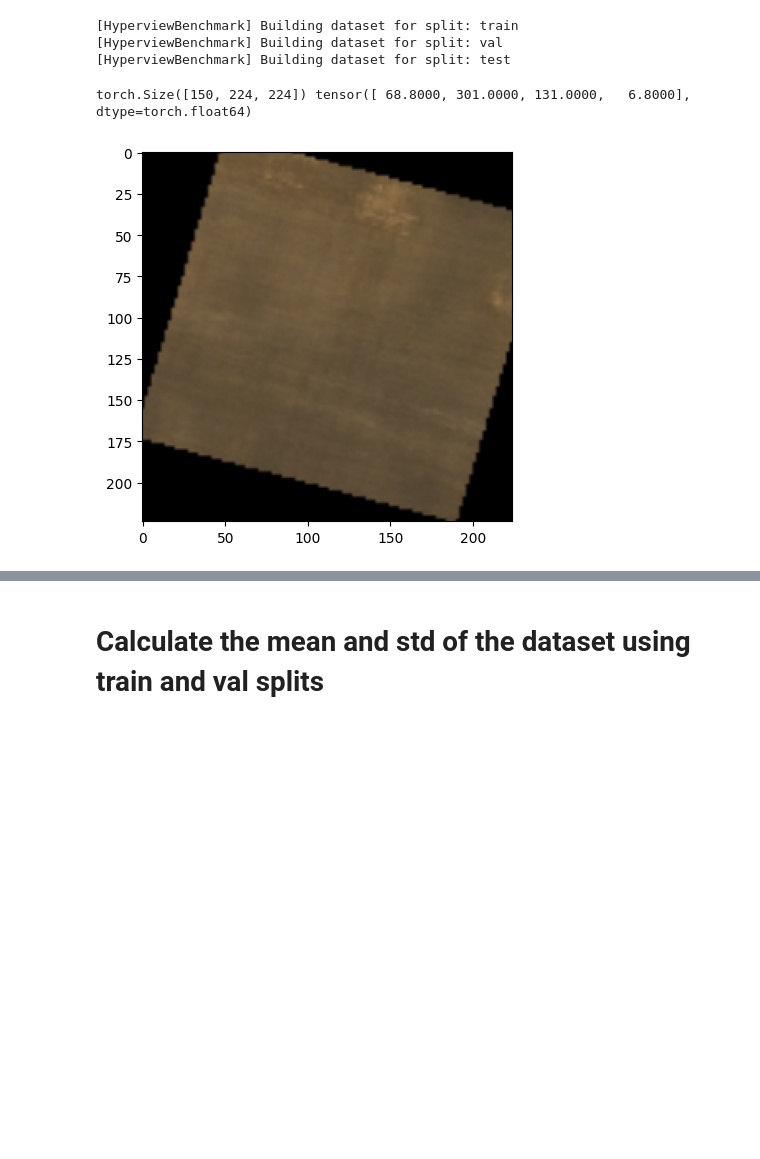
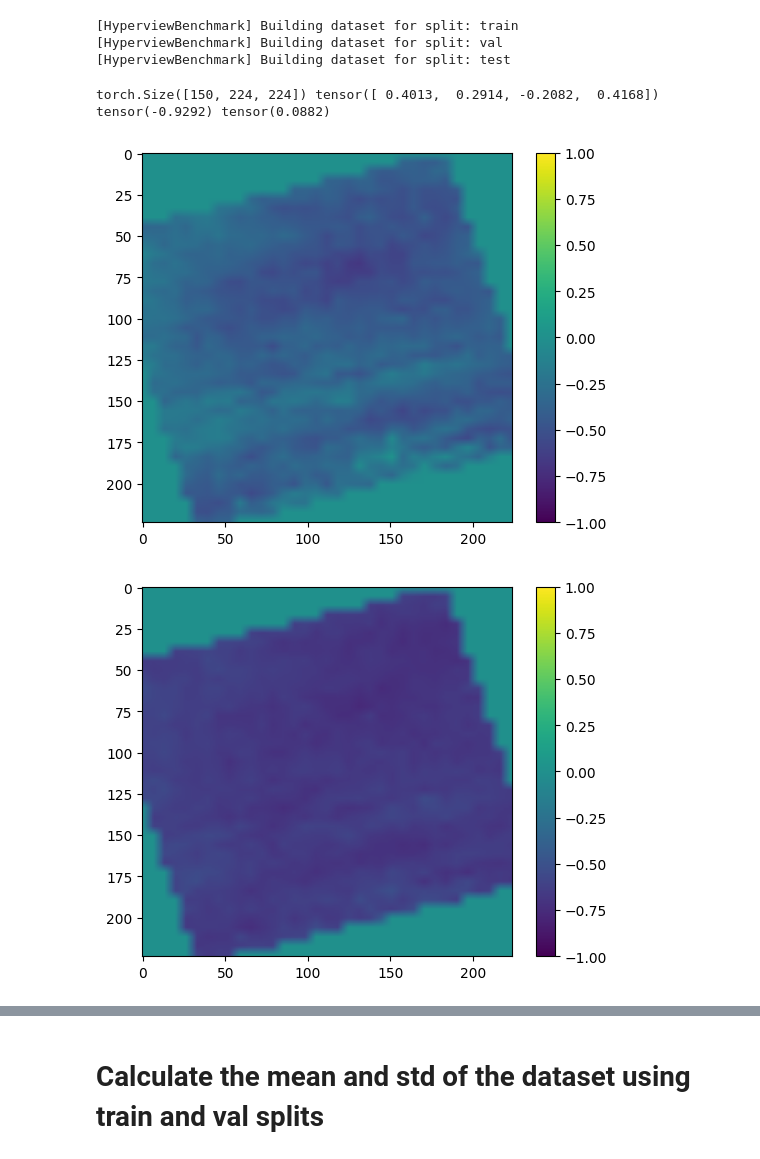
Before and after one commit to ando-shah/fm-playground, a Jupyter notebook: notebooks/test_hyperview.ipynb, the cells around one changed output, grey strips where cells are left out. Cells and saved outputs as stored; diff of their text form; code cells hidden in the pictures; blank space fills up the shorter version.

Commit message:
hyperview, TC updates for norming

```diff
--- a/notebooks/test_hyperview.ipynb
+++ b/notebooks/test_hyperview.ipynb
@@ -152,7 +140,7 @@ torch.Size([150, 46, 48]) tensor([ 63.8000, 316.0000, 161.0000,   6.4000], dtype
 from omegaconf import OmegaConf
 from geofm_src.factory import create_dataset
 # read in a config file from the configs/dataset folder
-ds_cfg = OmegaConf.load('src/configs/dataset/hyperview_all.yaml')
+ds_cfg = OmegaConf.load('geofm_src/configs/dataset/hyperview_150b.yaml')
 
 train_ds, val_ds, test_ds = create_dataset(ds_cfg)
 # %% [output]
@@ -160,12 +148,26 @@ train_ds, val_ds, test_ds = create_dataset(ds_cfg)
 [HyperviewBenchmark] Building dataset for split: val
 [HyperviewBenchmark] Building dataset for split: test
 # %%
+import random
+import matplotlib.pyplot as plt
 image, label = train_ds[random.randint(0, len(train_ds))]
 print(image.shape, label)
+print(image.min(), image.max())
 
+
+
+plt.imshow(image[55], vmin=-1, vmax=1)
+#colorbar values b/w -1 and 1
+plt.colorbar()
+plt.show()
+plt.imshow(image[-1], vmin=-1, vmax=1)
+plt.colorbar()
+plt.show()
 image = (image - image.min()) / (image.max() - image.min())
 
 train_ds.plot(image)
 # %% [output]
-torch.Size([150, 224, 224]) tensor([ 68.8000, 301.0000, 131.0000,   6.8000], dtype=torch.float64)
+torch.Size([150, 224, 224]) tensor([ 0.4013,  0.2914, -0.2082,  0.4168])
+tensor(-0.9292) tensor(0.0882)
-[figure, old version]
+[figure, new version]
+[figure, added]
```
Also changed, not shown: parts of 6 cells of this notebook, 3 other files.
